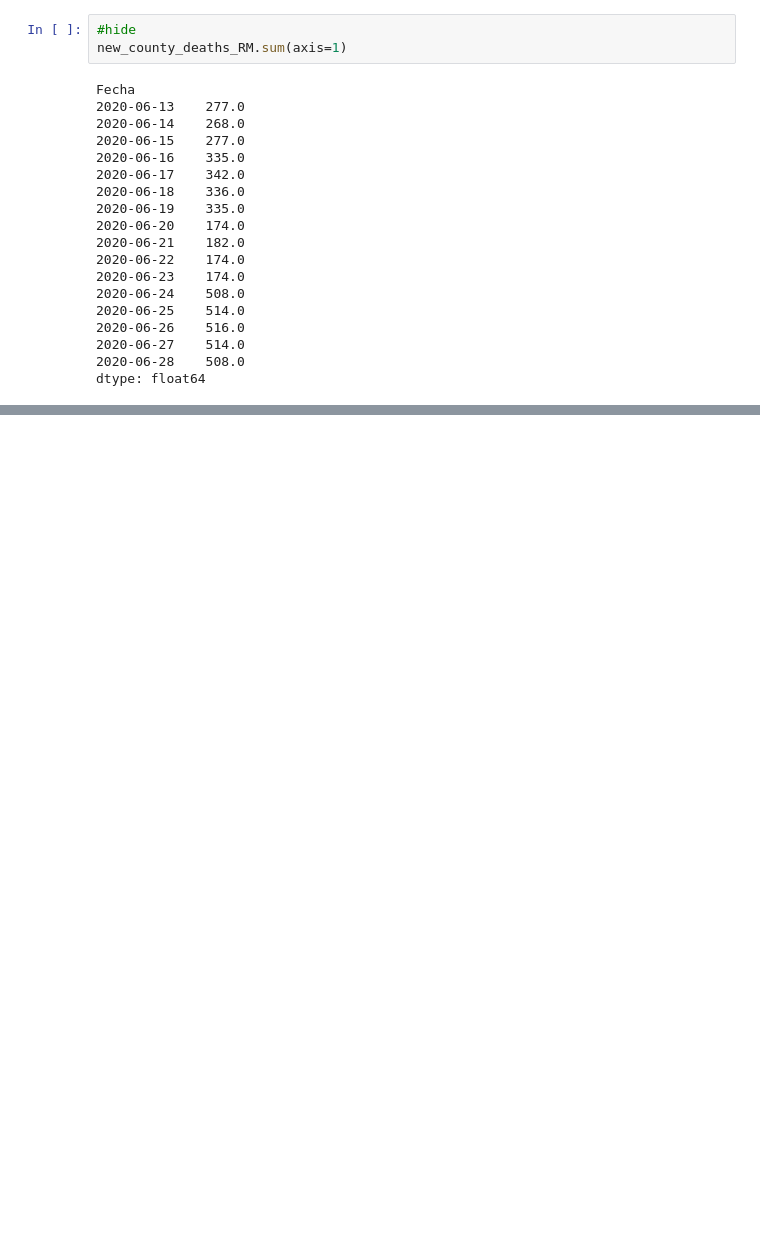
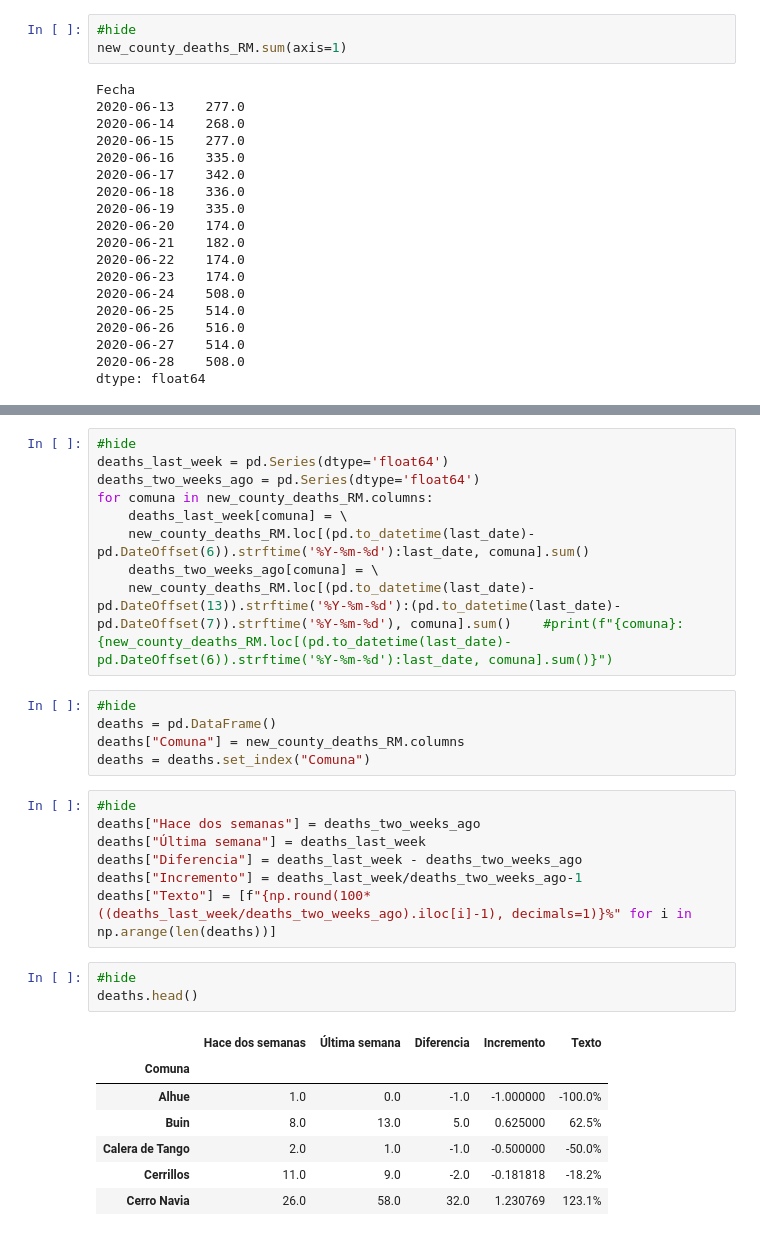
Before and after one commit to alonsosilvaallende/covid-19-fastpages, a Jupyter notebook: _notebooks/2020-06-26-Fallecidos-confirmados-por-comuna.ipynb, the cells around one changed output, grey strips where cells are left out. Cells and saved outputs as stored; diff of their text form; blank space fills up the shorter version.

```diff
--- a/_notebooks/2020-06-26-Fallecidos-confirmados-por-comuna.ipynb
+++ b/_notebooks/2020-06-26-Fallecidos-confirmados-por-comuna.ipynb
@@ -170,0 +182,32 @@ dtype: float64
+# %%
+#hide
+deaths_last_week = pd.Series(dtype='float64')
+deaths_two_weeks_ago = pd.Series(dtype='float64')
+for comuna in new_county_deaths_RM.columns:
+    deaths_last_week[comuna] = \
+    new_county_deaths_RM.loc[(pd.to_datetime(last_date)-pd.DateOffset(6)).strftime('%Y-%m-%d'):last_date, comuna].sum()
+    deaths_two_weeks_ago[comuna] = \
+    new_county_deaths_RM.loc[(pd.to_datetime(last_date)-pd.DateOffset(13)).strftime('%Y-%m-%d'):(pd.to_datetime(last_date)-pd.DateOffset(7)).strftime('%Y-%m-%d'), comuna].sum()    #print(f"{comuna}: {new_county_deaths_RM.loc[(pd.to_datetime(last_date)-pd.DateOffset(6)).strftime('%Y-%m-%d'):last_date, comuna].sum()}")
+# %%
+#hide
+deaths = pd.DataFrame()
+deaths["Comuna"] = new_county_deaths_RM.columns
+deaths = deaths.set_index("Comuna")
+# %%
+#hide
+deaths["Hace dos semanas"] = deaths_two_weeks_ago
+deaths["Última semana"] = deaths_last_week
+deaths["Diferencia"] = deaths_last_week - deaths_two_weeks_ago
+deaths["Incremento"] = deaths_last_week/deaths_two_weeks_ago-1
+deaths["Texto"] = [f"{np.round(100*((deaths_last_week/deaths_two_weeks_ago).iloc[i]-1), decimals=1)}%" for i in np.arange(len(deaths))]
+# %%
+#hide
+deaths.head()
+# %% [output]
+|  | Hace dos semanas | Última semana | Diferencia | Incremento | Texto |
+| Comuna |  |  |  |  |  |
+| Alhue | 1.0 | 0.0 | -1.0 | -1.000000 | -100.0% |
+| Buin | 8.0 | 13.0 | 5.0 | 0.625000 | 62.5% |
+| Calera de Tango | 2.0 | 1.0 | -1.0 | -0.500000 | -50.0% |
+| Cerrillos | 11.0 | 9.0 | -2.0 | -0.181818 | -18.2% |
+| Cerro Navia | 26.0 | 58.0 | 32.0 | 1.230769 | 123.1% |
```
Also changed, not shown: parts of 3 cells of this notebook.
